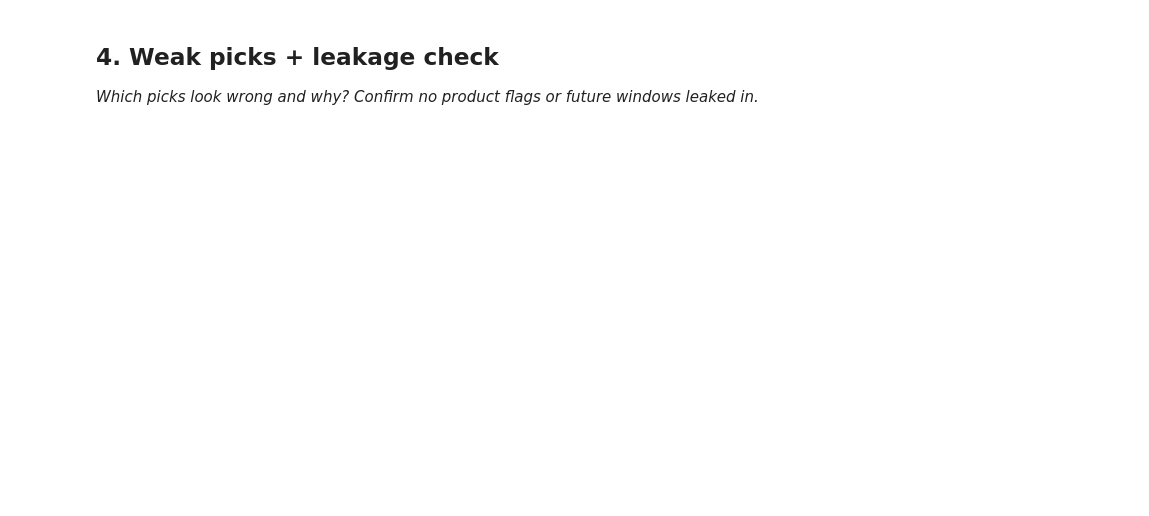
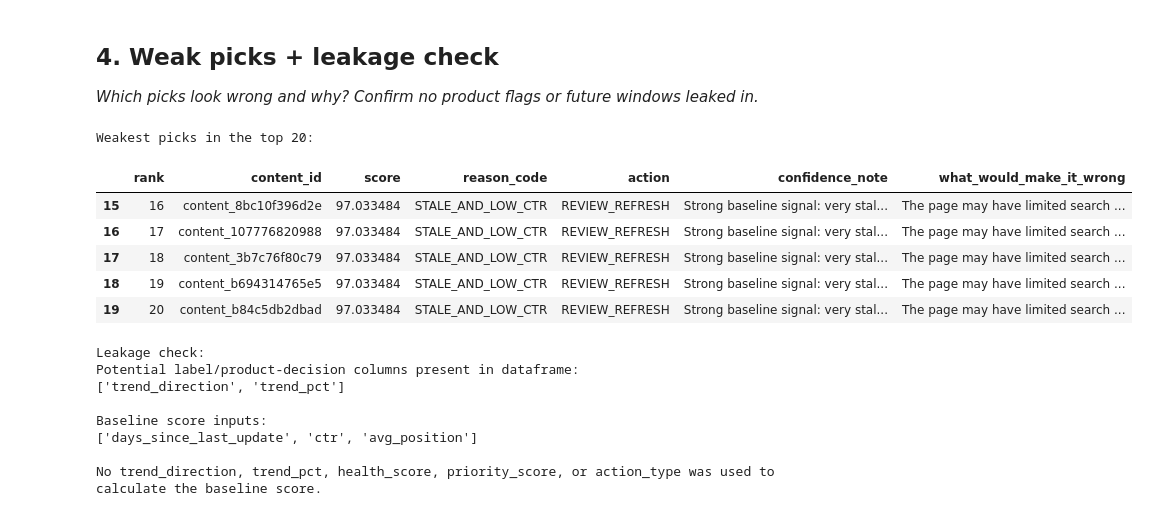
Before and after one commit to VikasKajeepeta2005/FlyRank-Internship-ML, a Jupyter notebook: work/notebooks/w04_baseline_score.ipynb, the cells around one changed output. Drawn from its saved outputs; the diff is of its cells as text; code cells hidden in the pictures; blank space fills up the shorter version.

```diff
--- a/work/notebooks/w04_baseline_score.ipynb
+++ b/work/notebooks/w04_baseline_score.ipynb
@@ -36,0 +320,60 @@ This skeleton is yours to fill. Work the sections **in order** — each one has
+# %%
+# Section 4 — Weak picks + leakage check
+print("Weakest picks in the top 20:")
+display(
+    top20[
+        [
+            "rank",
+            "content_id",
+            "score",
+            "reason_code",
+            "action",
+            "confidence_note",
+            "what_would_make_it_wrong"
+        ]
+    ].tail(5)
+)
+
+print("\nLeakage check:")
+
+leakage_columns = [
+    "trend_direction",
+    "trend_pct",
+    "health_score",
+    "priority_score",
+    "action_type"
+]
+
+present_leakage = [
+    col for col in leakage_columns
+    if col in baseline.columns
+]
+
+print("Potential label/product-decision columns present in dataframe:")
+print(present_leakage)
+
+print("\nBaseline score inputs:")
+print([
+    "days_since_last_update",
+    "ctr",
+    "avg_position"
+])
+
+print("\nNo trend_direction, trend_pct, health_score, priority_score, or action_type "
+      "was used to calculate the baseline score.")
+# %% [output]
+Weakest picks in the top 20:
+|  | rank | content_id | score | reason_code | action | confidence_note | what_would_make_it_wrong |
+| 15 | 16 | content_8bc10f396d2e | 97.033484 | STALE_AND_LOW_CTR | REVIEW_REFRESH | Strong baseline signal: very stal... | The page may have limited search ... |
+| 16 | 17 | content_107776820988 | 97.033484 | STALE_AND_LOW_CTR | REVIEW_REFRESH | Strong baseline signal: very stal... | The page may have limited search ... |
+| 17 | 18 | content_3b7c76f80c79 | 97.033484 | STALE_AND_LOW_CTR | REVIEW_REFRESH | Strong baseline signal: very stal... | The page may have limited search ... |
+| 18 | 19 | content_b694314765e5 | 97.033484 | STALE_AND_LOW_CTR | REVIEW_REFRESH | Strong baseline signal: very stal... | The page may have limited search ... |
+| 19 | 20 | content_b84c5db2dbad | 97.033484 | STALE_AND_LOW_CTR | REVIEW_REFRESH | Strong baseline signal: very stal... | The page may have limited search ... |
+Leakage check:
+Potential label/product-decision columns present in dataframe:
+['trend_direction', 'trend_pct']
+
+Baseline score inputs:
+['days_since_last_update', 'ctr', 'avg_position']
+
+No trend_direction, trend_pct, health_score, priority_score, or action_type was used to calculate the baseline score.
```
Also changed, not shown: parts of 17 cells of this notebook.
